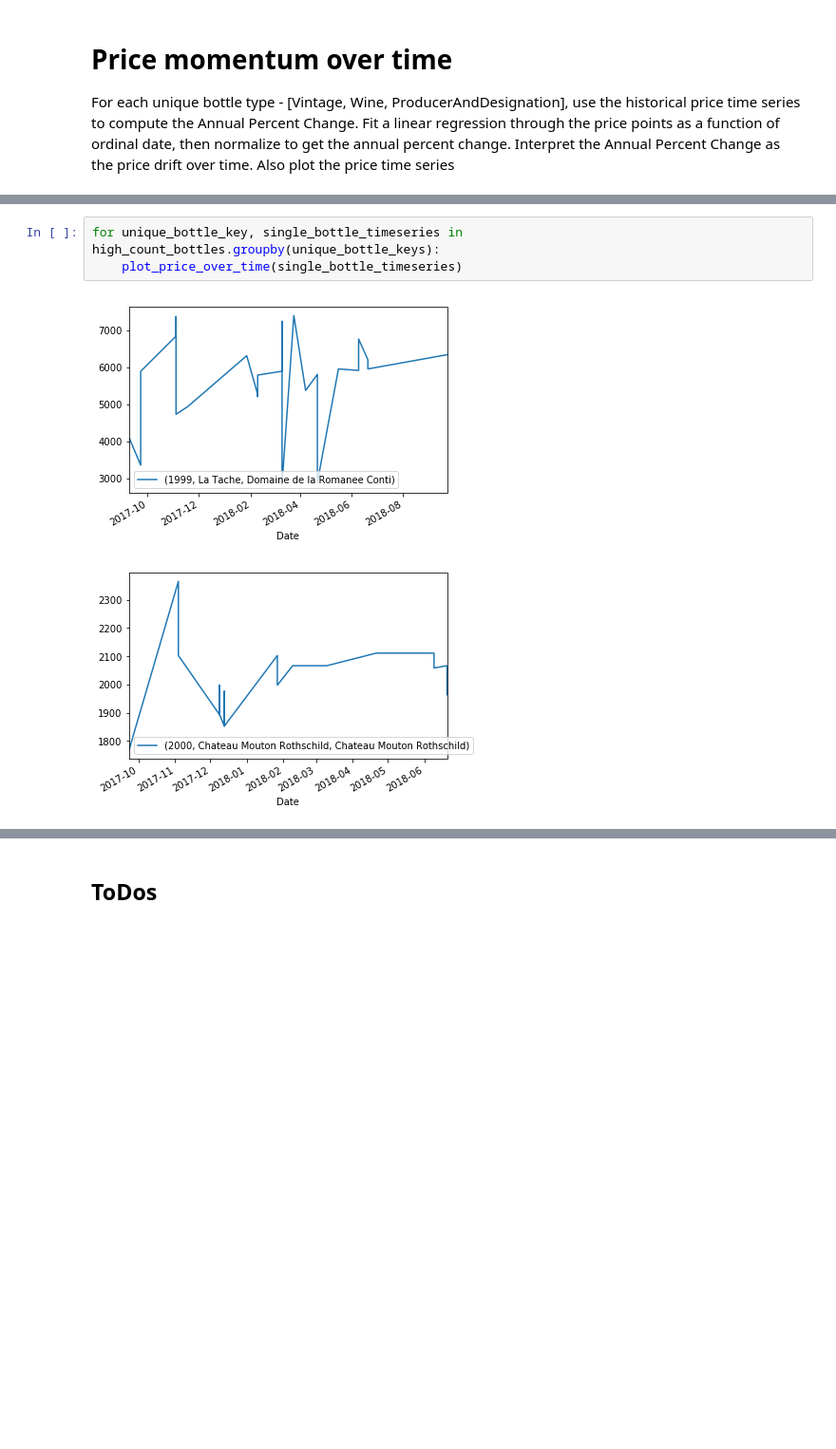
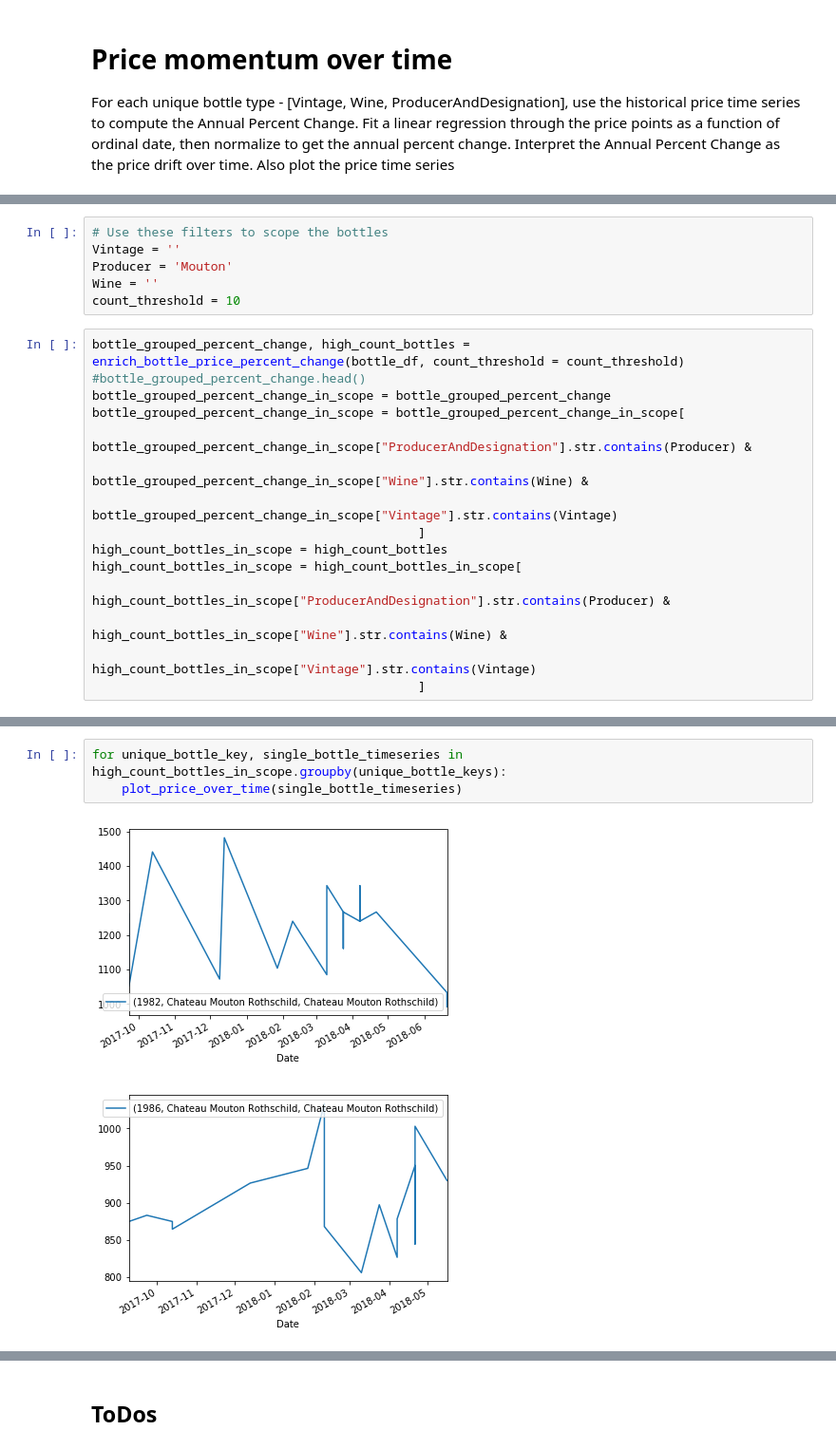
Before and after one commit to chenerick/wine_auction, a Jupyter notebook: Acker_Merrall_Condit_Exploration.ipynb, the cells around one changed output, grey strips where cells are left out. Shown at 95% size. Drawn from its saved outputs; the diff is of its cells as text; blank space fills up the shorter version.

Commit message:
Allow fitering for scope of price momentum analysis

```diff
--- a/Acker_Merrall_Condit_Exploration.ipynb
+++ b/Acker_Merrall_Condit_Exploration.ipynb
@@ -241,0 +213,21 @@ bottle_grouped_percent_change
+# %%
+# Use these filters to scope the bottles
+Vintage = ''
+Producer = 'Mouton'
+Wine = ''
+count_threshold = 10
+# %%
+bottle_grouped_percent_change, high_count_bottles = enrich_bottle_price_percent_change(bottle_df, count_threshold = count_threshold)
+#bottle_grouped_percent_change.head()
+bottle_grouped_percent_change_in_scope = bottle_grouped_percent_change
+bottle_grouped_percent_change_in_scope = bottle_grouped_percent_change_in_scope[
+                                            bottle_grouped_percent_change_in_scope["ProducerAndDesignation"].str.contains(Producer) &
+                                            bottle_grouped_percent_change_in_scope["Wine"].str.contains(Wine) &
+                                            bottle_grouped_percent_change_in_scope["Vintage"].str.contains(Vintage)
+                                            ]
+high_count_bottles_in_scope = high_count_bottles
+high_count_bottles_in_scope = high_count_bottles_in_scope[
+                                            high_count_bottles_in_scope["ProducerAndDesignation"].str.contains(Producer) &
+                                            high_count_bottles_in_scope["Wine"].str.contains(Wine) &
+                                            high_count_bottles_in_scope["Vintage"].str.contains(Vintage)
+                                            ]
@@ -242,6 +242,6 @@ bottle_grouped_percent_change
 # %%
-for unique_bottle_key, single_bottle_timeseries in high_count_bottles.groupby(unique_bottle_keys):
+for unique_bottle_key, single_bottle_timeseries in high_count_bottles_in_scope.groupby(unique_bottle_keys):
     plot_price_over_time(single_bottle_timeseries)
 # %% [output]
-[figure, old version]
+[figure, new version]
-[figure, old version]
+[figure, new version]
```
Also changed, not shown: parts of 5 cells of this notebook, 1 other file.
